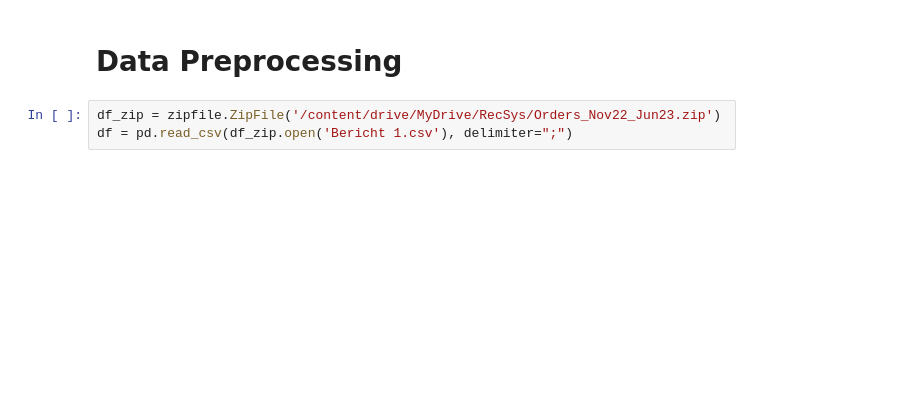
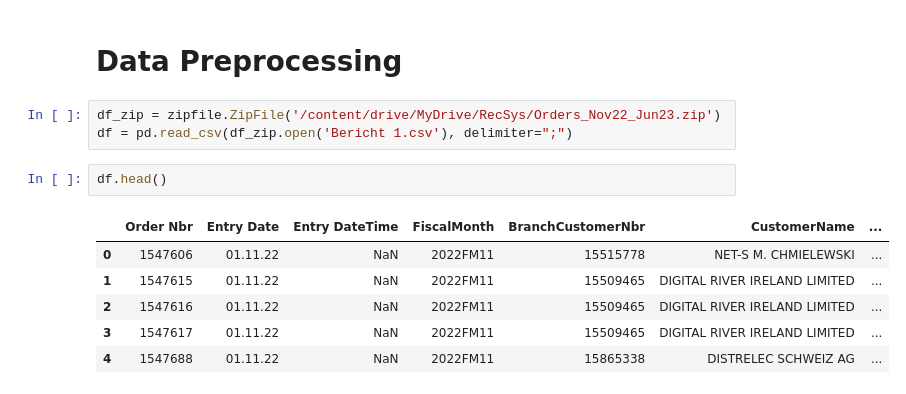
Before and after one commit to vincm1/RecSys_Implicit, a Jupyter notebook: Neural_Collaborative_Filtering_(NCF).ipynb, the cells around one changed output. Saved outputs shown, nothing was run; the diff lists cells and outputs as text; blank space fills up the shorter version.

```diff
--- a/Neural_Collaborative_Filtering_(NCF).ipynb
+++ b/Neural_Collaborative_Filtering_(NCF).ipynb
@@ -21,3 +39,12 @@ from datetime import datetime, timedelta
 # %%
 df_zip = zipfile.ZipFile('/content/drive/MyDrive/RecSys/Orders_Nov22_Jun23.zip')
 df = pd.read_csv(df_zip.open('Bericht 1.csv'), delimiter=";")
+# %%
+df.head()
+# %% [output]
+|  | Order Nbr | Entry Date | Entry DateTime | FiscalMonth | BranchCustomerNbr | CustomerName | ... |
+| 0 | 1547606 | 01.11.22 | NaN | 2022FM11 | 15515778 | NET-S M. CHMIELEWSKI | ... |
+| 1 | 1547615 | 01.11.22 | NaN | 2022FM11 | 15509465 | DIGITAL RIVER IRELAND LIMITED | ... |
+| 2 | 1547616 | 01.11.22 | NaN | 2022FM11 | 15509465 | DIGITAL RIVER IRELAND LIMITED | ... |
+| 3 | 1547617 | 01.11.22 | NaN | 2022FM11 | 15509465 | DIGITAL RIVER IRELAND LIMITED | ... |
+| 4 | 1547688 | 01.11.22 | NaN | 2022FM11 | 15865338 | DISTRELEC SCHWEIZ AG | ... |
```
Also changed, not shown: parts of 36 cells of this notebook.
